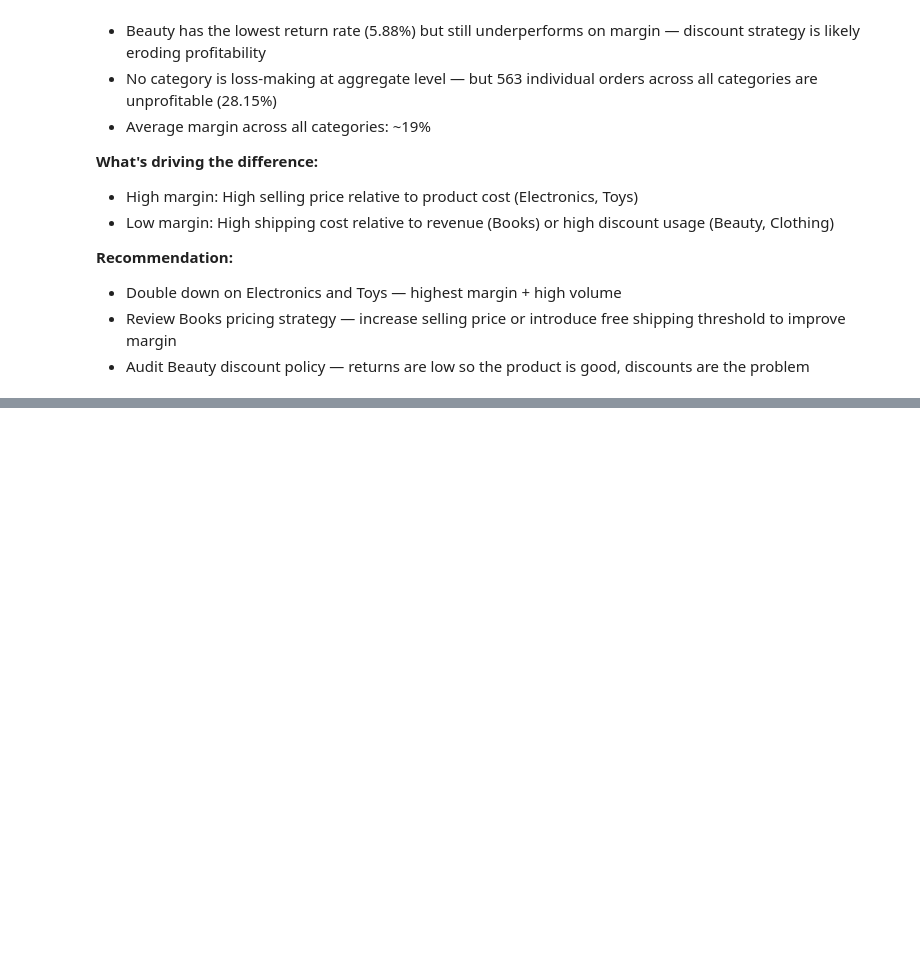
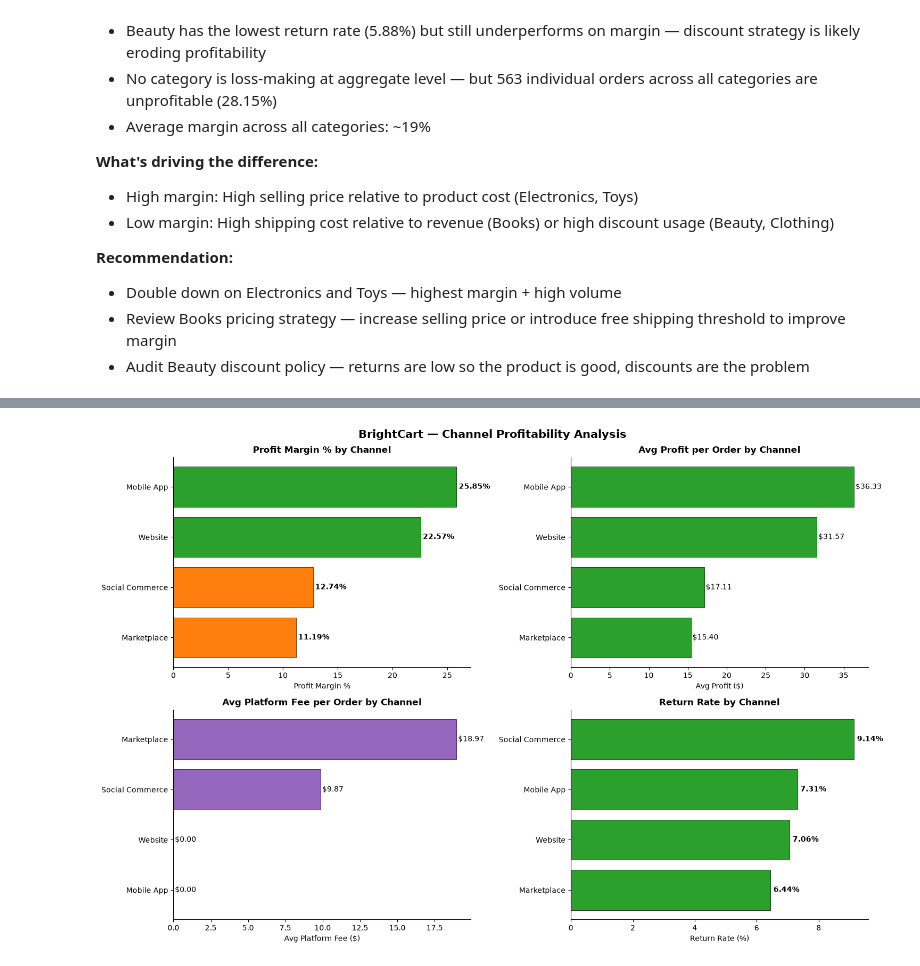
Before and after one commit to ShubhamSahu-2005/Ecommerce-Profitability-Analysis, a Jupyter notebook: notebooks/eda_analysis.ipynb, the cells around one changed output, grey strips where cells are left out. Drawn from its saved outputs; the diff is of its cells as text; code cells hidden in the pictures; blank space fills up the shorter version.

Commit message:
Done Pandas EDA with charts and budget Cut recommendation

```diff
--- a/notebooks/eda_analysis.ipynb
+++ b/notebooks/eda_analysis.ipynb
@@ -187,0 +223,75 @@ plt.show()
+# %%
+fig,axes=plt.subplots(2,2,figsize=(15,10))
+
+fig.suptitle('BrightCart — Channel Profitability Analysis',
+             fontsize=15, fontweight='bold')
+
+ch_asc=channel.sort_values('profit_margin_%',ascending=True)
+#Profit Margin Rate by Channels
+colors=['#d62728' if x < 0 else '#ff7f0e' if x < 15 else '#2ca02c' for x in ch_asc['profit_margin_%']]
+
+bars = axes[0,0].barh(ch_asc['channel'], ch_asc['profit_margin_%'],
+                       color=colors, edgecolor='black', linewidth=0.5)
+for bar, val in zip(bars, ch_asc['profit_margin_%']):
+    axes[0,0].text(val + 0.2, bar.get_y() + bar.get_height()/2,
+                   f'{val}%', va='center', fontsize=10, fontweight='bold')
+axes[0,0].set_title('Profit Margin % by Channel', fontweight='bold')
+axes[0,0].set_xlabel('Profit Margin %')
+axes[0,0].spines['top'].set_visible(False)
+axes[0,0].spines['right'].set_visible(False)
+
+#Avg Profit per Order By Columns
+
+ch_profit=channel.sort_values('avg_profit_per_order',ascending=True)
+colors2 = ['#d62728' if x < 0 else '#ff7f0e' if x < 15
+           else '#2ca02c' for x in ch_profit['avg_profit_per_order']]
+
+bars2 = axes[0,1].barh(ch_profit['channel'],
+                        ch_profit['avg_profit_per_order'],
+                        color=colors2, edgecolor='black', linewidth=0.5)
+for bar, val in zip(bars2, ch_profit['avg_profit_per_order']):
+    axes[0,1].text(val + 0.2, bar.get_y() + bar.get_height()/2,
+                   f'${val:.2f}', va='center', fontsize=10)
+axes[0,1].set_title('Avg Profit per Order by Channel', fontweight='bold')
+axes[0,1].set_xlabel('Avg Profit ($)')
+axes[0,1].spines['top'].set_visible(False)
+axes[0,1].spines['right'].set_visible(False)
+
+
+#Avg Platform Fee Per Order
+ch_fee = channel.sort_values('avg_platform_fee_per_order', ascending=True)
+
+bars3 = axes[1,0].barh(ch_fee['channel'],
+                        ch_fee['avg_platform_fee_per_order'],
+                        color='#9467bd', edgecolor='black', linewidth=0.5)
+for bar, val in zip(bars3, ch_fee['avg_platform_fee_per_order']):
+    axes[1,0].text(val + 0.1, bar.get_y() + bar.get_height()/2,
+                   f'${val:.2f}', va='center', fontsize=10)
+axes[1,0].set_title('Avg Platform Fee per Order by Channel',
+                     fontweight='bold')
+axes[1,0].set_xlabel('Avg Platform Fee ($)')
+axes[1,0].spines['top'].set_visible(False)
+axes[1,0].spines['right'].set_visible(False)
+#Return rate by Channel
+ch_ret = channel.sort_values('return_rate_%', ascending=True)
+colors4 = ['#d62728' if x > 15 else '#ff7f0e' if x > 10
+           else '#2ca02c' for x in ch_ret['return_rate_%']]
+
+bars4 = axes[1,1].barh(ch_ret['channel'], ch_ret['return_rate_%'],
+                        color=colors4, edgecolor='black', linewidth=0.5)
+for bar, val in zip(bars4, ch_ret['return_rate_%']):
+    axes[1,1].text(val + 0.1, bar.get_y() + bar.get_height()/2,
+                   f'{val}%', va='center', fontsize=10, fontweight='bold')
+axes[1,1].set_title('Return Rate by Channel', fontweight='bold')
+axes[1,1].set_xlabel('Return Rate (%)')
+axes[1,1].spines['top'].set_visible(False)
+axes[1,1].spines['right'].set_visible(False)
+
+
+
+plt.tight_layout()
+plt.savefig('../reports/chart2_channel_profitability.png',
+            dpi=150, bbox_inches='tight')
+plt.show()
+# %% [output]
+[figure, added]
```
Also changed, not shown: parts of 16 cells of this notebook, 5 other files.
